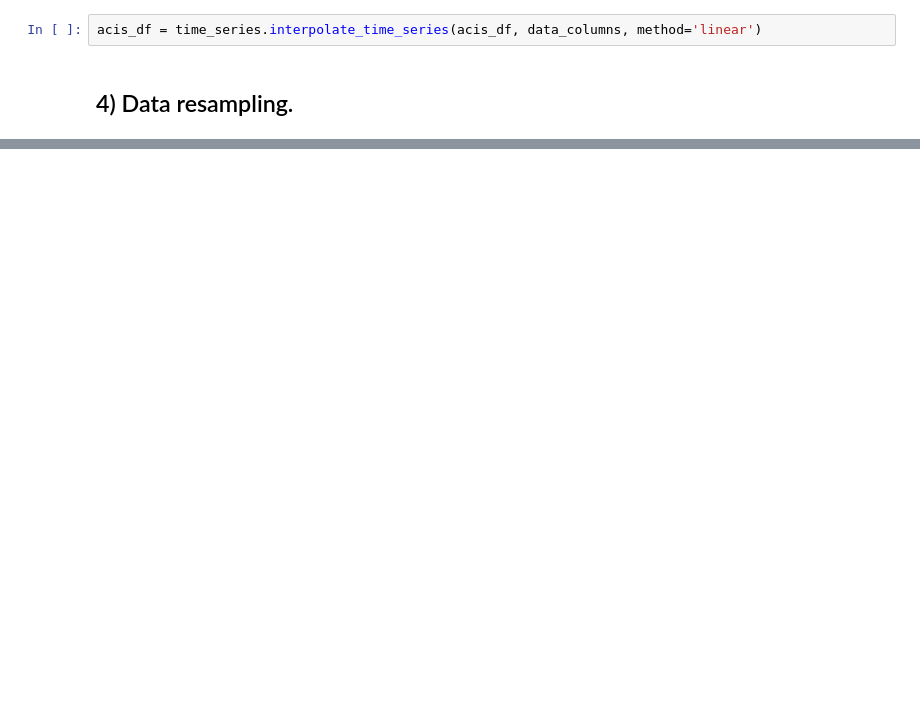
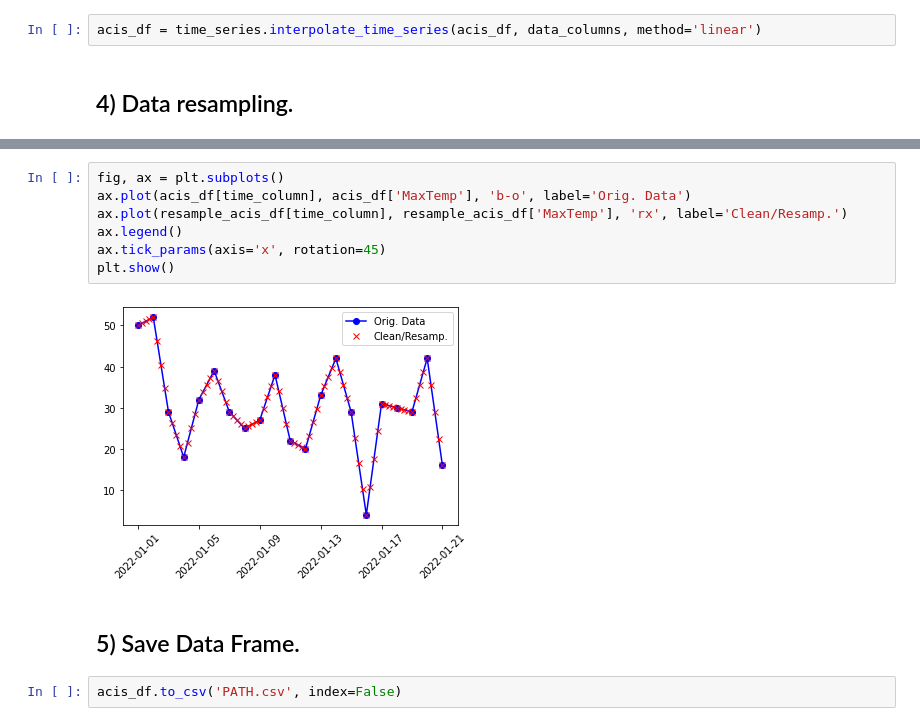
Before and after one commit to alex-l-young/pydrology, a Jupyter notebook: Examples/acis_data_request.ipynb, the cells around one changed output, grey strips where cells are left out. Drawn from its saved outputs; the diff is of its cells as text; blank space fills up the shorter version.

```diff
--- a/Examples/acis_data_request.ipynb
+++ b/Examples/acis_data_request.ipynb
@@ -118,0 +112,13 @@ resample_acis_df.head()
+# %%
+fig, ax = plt.subplots()
+ax.plot(acis_df[time_column], acis_df['MaxTemp'], 'b-o', label='Orig. Data')
+ax.plot(resample_acis_df[time_column], resample_acis_df['MaxTemp'], 'rx', label='Clean/Resamp.')
+ax.legend()
+ax.tick_params(axis='x', rotation=45)
+plt.show()
+# %% [output]
+[figure, added]
+# %% [markdown]
+## 5) Save Data Frame.
+# %%
+acis_df.to_csv('PATH.csv', index=False)
```
Also changed, not shown: parts of 7 cells of this notebook, 1 other file.
